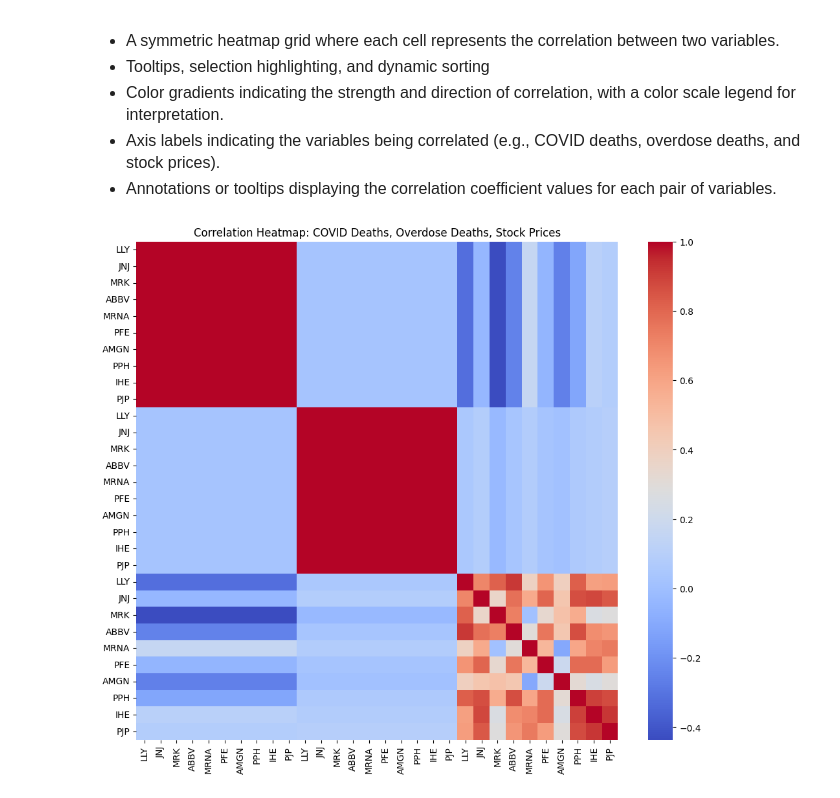
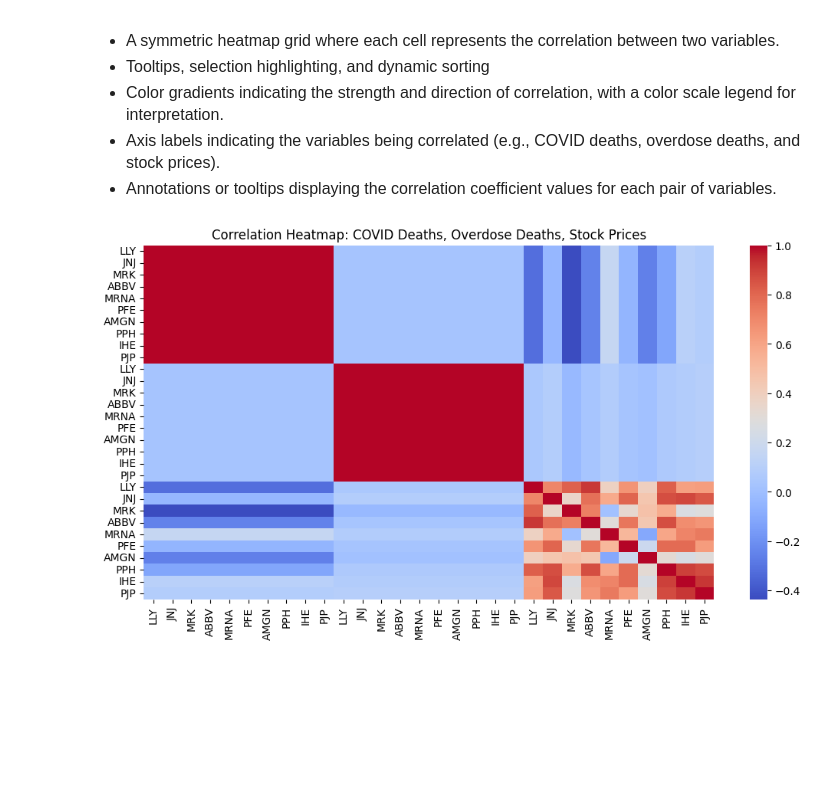
Before and after one commit to Karston02/pharma-profit-analysis, a Jupyter notebook: project/visualizations/visualizations.ipynb, the cells around one changed output. Drawn from its saved outputs; the diff is of its cells as text; code cells hidden in the pictures; blank space fills up the shorter version.

```diff
--- a/project/visualizations/visualizations.ipynb
+++ b/project/visualizations/visualizations.ipynb
@@ -191,7 +193,7 @@ overdose_df['Rolling_Mean'] = overdose_df['US Overdose Deaths'].rolling(window=r
 overdose_df['Rolling_Std'] = overdose_df['US Overdose Deaths'].rolling(window=rolling_window, min_periods=1).std()
 
 # Plotting using Matplotlib
-fig, axes = plt.subplots(2, 1, figsize=(10, 10))
+fig, axes = plt.subplots(1, 2, figsize=(12, 5))
 
 # Plot for COVID deaths
 axes[0].plot(covid_df['Date'], covid_df['US covid deaths'], label='Time Series')
@@ -392,21 +394,19 @@ final['US Covid Deaths'] = grouped_df3['US Covid Deaths']
 final['Date'] = pd.to_datetime(final['Date'])
 
 # create the bubble chart
-plt.figure(figsize=(10, 6))
-sns.scatterplot(data=final, x='Date', y='High', size='US Covid Deaths', hue='US Covid Deaths', sizes=(50, 500), legend=True)
-plt.plot(final['Date'], final['High'], alpha = 0.8, color = 'black')
+fig, ax = plt.subplots(figsize=(12, 5))
+sns.scatterplot(data=final, x='Date', y='High', size='US Covid Deaths', hue='US Covid Deaths', sizes=(50, 500), legend=True, ax=ax)
+ax.plot(final['Date'], final['High'], alpha = 0.8, color = 'black')
 
 # set labels and title
-plt.xlabel('Date')
-plt.ylabel('Price')
-plt.title('Moderna Stock Prices over Time - Weighed by Covid Deaths')
+ax.set_xlabel('Date')
+ax.set_ylabel('Price')
+ax.set_title('Moderna Stock Prices over Time - Weighed by Covid Deaths')
 
-# show the plot
-plt.show()
-
-html_fig = mpld3.fig_to_html(fig)
+# convert the Figure object to HTML
+plt_html = mpld3.fig_to_html(fig)
 
 # save as vis4.html
 with open('vis4.html', 'w') as f:
-    f.write(html_fig)
+    f.write(plt_html)
 # %% [output]
@@ -466,6 +466,8 @@ with open('vis4.html', 'w') as f:
     </li>
 </ul>
 # %%
+from mpld3 import plugins
+
 # initialize empty dfs
 combined_covid_deaths_df = pd.DataFrame()
 combined_overdose_deaths_df = pd.DataFrame()
@@ -479,35 +481,46 @@ for symbol in tickers:
 combined_covid_deaths_df.columns = tickers
 
 # combine overdose death data into one DataFrame
 for symbol in tickers:
     overdose_deaths_dfs = overdose_dfs[f"{symbol}_df-overdose"]['US Overdose Deaths']
     combined_overdose_deaths_df = pd.concat([combined_overdose_deaths_df, overdose_deaths_dfs], axis=1)
 
 combined_overdose_deaths_df.columns = tickers
 
 # combine stock prices data into one DataFrame
 for symbol in tickers:
     stock_prices_dfs = covid_dfs[f"{symbol}_df-covid"]['Close']
     combined_stock_prices_df = pd.concat([combined_stock_prices_df, stock_prices_dfs], axis=1)
 
 combined_stock_prices_df.columns = tickers
 
 # combine all data into one DataFrame
 combined_df = pd.concat([combined_covid_deaths_df, combined_overdose_deaths_df, combined_stock_prices_df], axis=1)
 
 # calculate correlations
 correlation_matrix = combined_df.corr()
 
 # plot heatmap
-plt.figure(figsize=(12, 10))
-sns.heatmap(correlation_matrix, cmap='coolwarm')
-plt.title('Correlation Heatmap: COVID Deaths, Overdose Deaths, Stock Prices')
-plt.show()
+fig, ax = plt.subplots(figsize=(12, 6))
+sns.heatmap(correlation_matrix, cmap='coolwarm', ax=ax)
+ax.set_title('Correlation Heatmap: COVID Deaths, Overdose Deaths, Stock Prices')
 
+# create labels
+labels = []
+for i in range(len(correlation_matrix.columns)):
+    for j in range(len(correlation_matrix.columns)):
+        label = correlation_matrix.columns[i] + ", " + correlation_matrix.columns[j]
+        labels.append(label)
+
+# create tooltip
+tooltip = plugins.PointHTMLTooltip(points=ax.get_children()[0], labels=labels)
+plugins.connect(fig, tooltip)
+
+# convert the Figure object to HTML
 html_fig = mpld3.fig_to_html(fig)
 
 # save as vis5.html
 with open('vis5.html', 'w') as f:
     f.write(html_fig)
 # %% [output]
-[figure, old version]
+[figure, new version]
```
Also changed, not shown: parts of 4 cells of this notebook, 7 other files.
